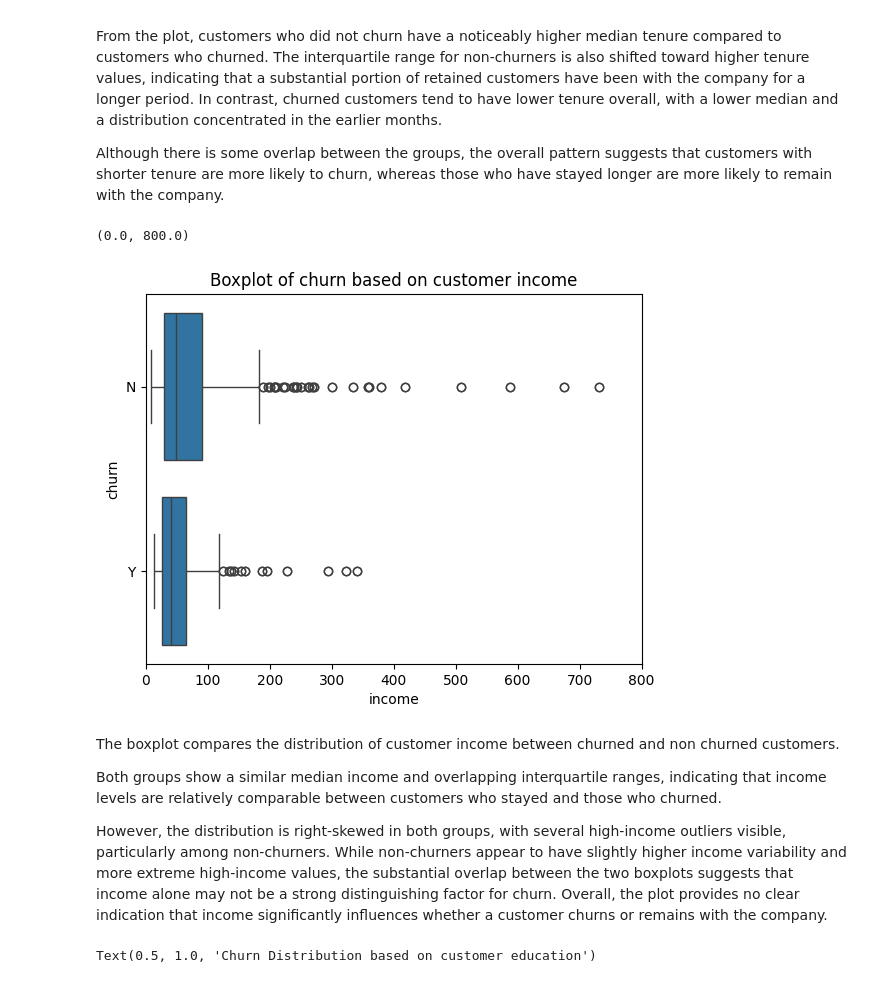
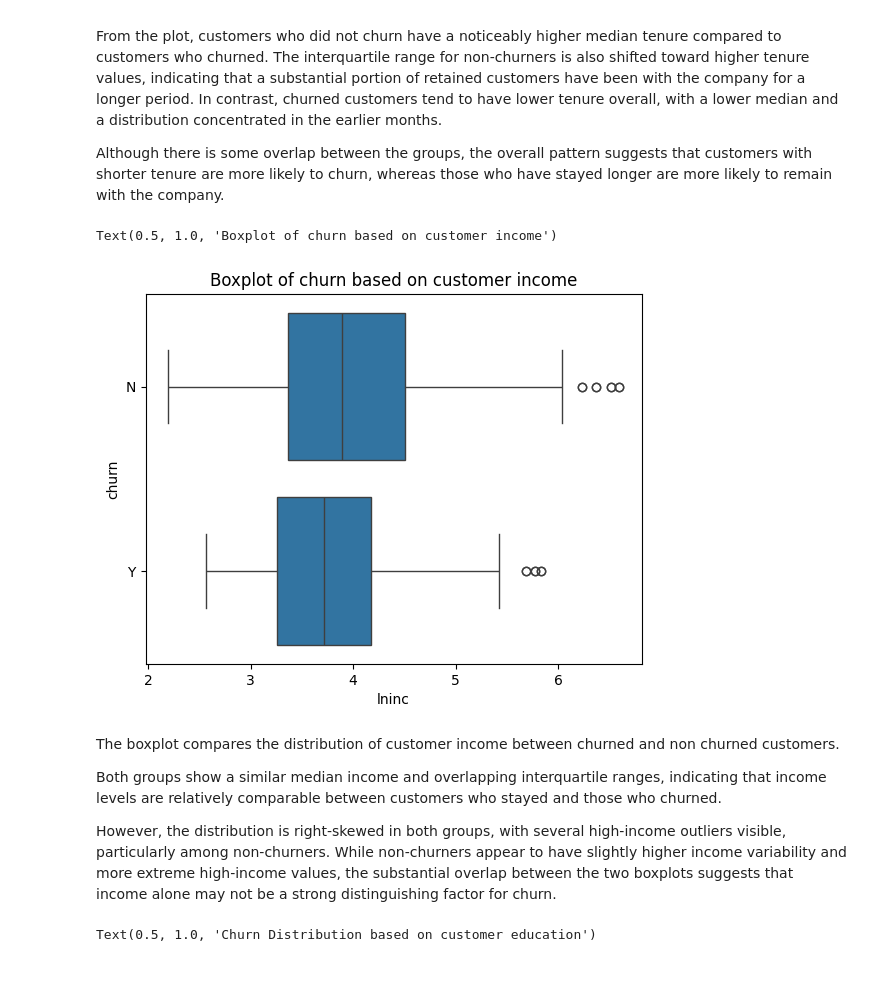
Before and after one commit to Chanbomey/Chanbomey, a Jupyter notebook: Customer_Churn_Project.ipynb, the cells around one changed output. Saved outputs shown, nothing was run; the diff lists cells and outputs as text; code cells hidden in the pictures.

```diff
--- a/Customer_Churn_Project.ipynb
+++ b/Customer_Churn_Project.ipynb
@@ -234,6 +221,7 @@ customer_churn.select_dtypes(include=['category'])
 1000 rows × 0 columns
 # %%
 # Change categorical variables to "category"
+customer_churn['cust_id']  = customer_churn['cust_id'].astype('category')
 customer_churn['region']   = customer_churn['region'].astype('category')
 customer_churn['marital']  = customer_churn['marital'].astype('category')
 customer_churn['ed']       = customer_churn['ed'].astype('category')
@@ -334,18 +293,17 @@ From the plot, customers who did not churn have a noticeably higher median tenur
 Although there is some overlap between the groups, the overall pattern suggests that customers with shorter tenure are more likely to churn, whereas those who have stayed longer are more likely to remain with the company.
 # %%
 # Examine relationships between numeric and categorical variables: churn by income
-snsplot = sns.boxplot(x='income', y= 'churn', data = customer_churn)
+snsplot = sns.boxplot(x='lninc', y= 'churn', data = customer_churn)
 snsplot.set_title("Boxplot of churn based on customer income")
-snsplot.set_xlim([0, 800])
 # %% [output]
-(0.0, 800.0)
+Text(0.5, 1.0, 'Boxplot of churn based on customer income')
-[figure, old version]
+[figure, new version]
 # %% [markdown]
 The boxplot compares the distribution of customer income between churned and non churned customers.
 
 Both groups show a similar median income and overlapping interquartile ranges, indicating that income levels are relatively comparable between customers who stayed and those who churned.
 
-However, the distribution is right-skewed in both groups, with several high-income outliers visible, particularly among non-churners. While non-churners appear to have slightly higher income variability and more extreme high-income values, the substantial overlap between the two boxplots suggests that income alone may not be a strong distinguishing factor for churn. Overall, the plot provides no clear indication that income significantly influences whether a customer churns or remains with the company.
+However, the distribution is right-skewed in both groups, with several high-income outliers visible, particularly among non-churners. While non-churners appear to have slightly higher income variability and more extreme high-income values, the substantial overlap between the two boxplots suggests that income alone may not be a strong distinguishing factor for churn.
 # %%
 # Countplot to visualize churn distribution based on customer's education
 snsplot = sns.countplot(x = 'ed', hue = 'churn', data = customer_churn)
```
Also changed, not shown: parts of 87 cells of this notebook.
